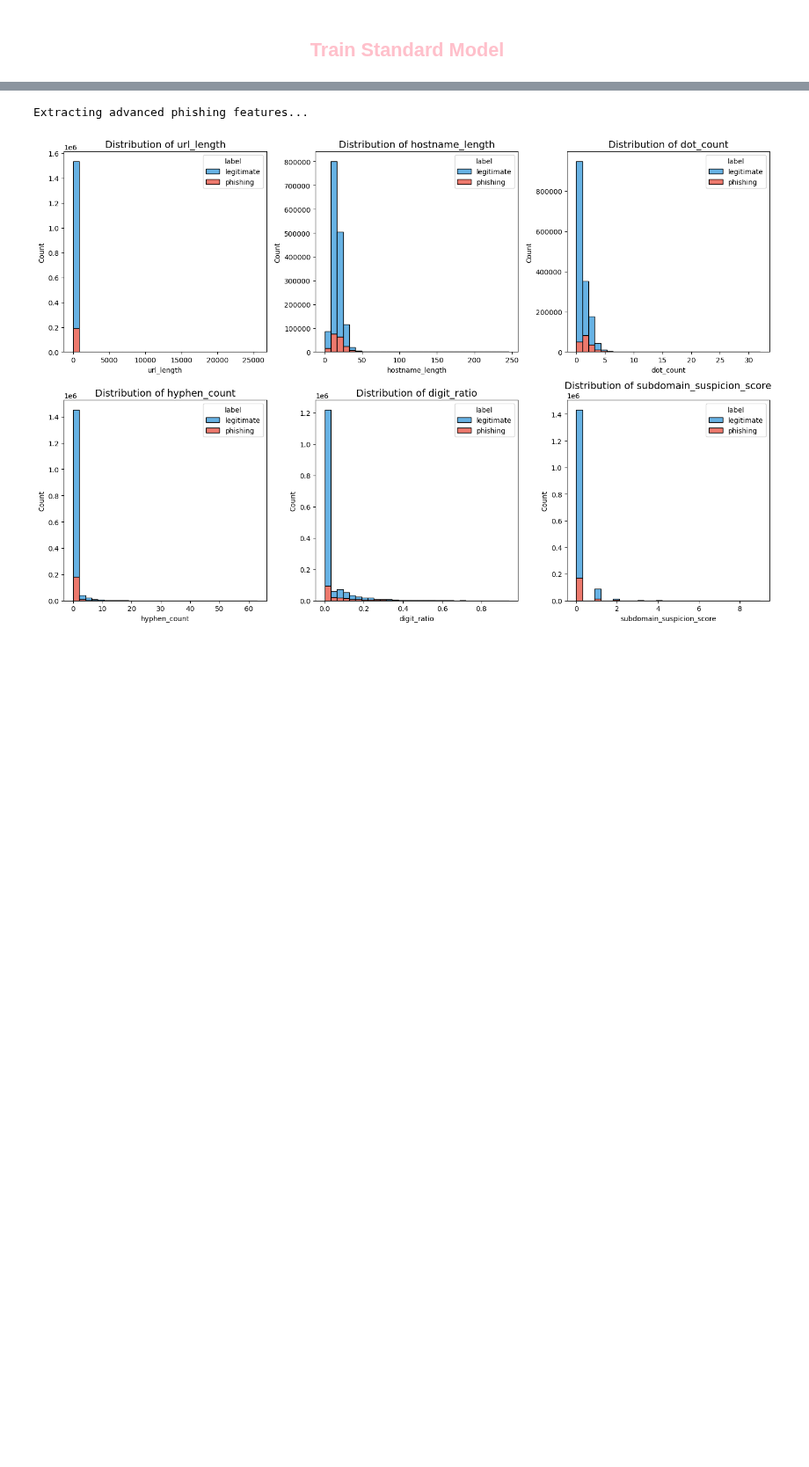
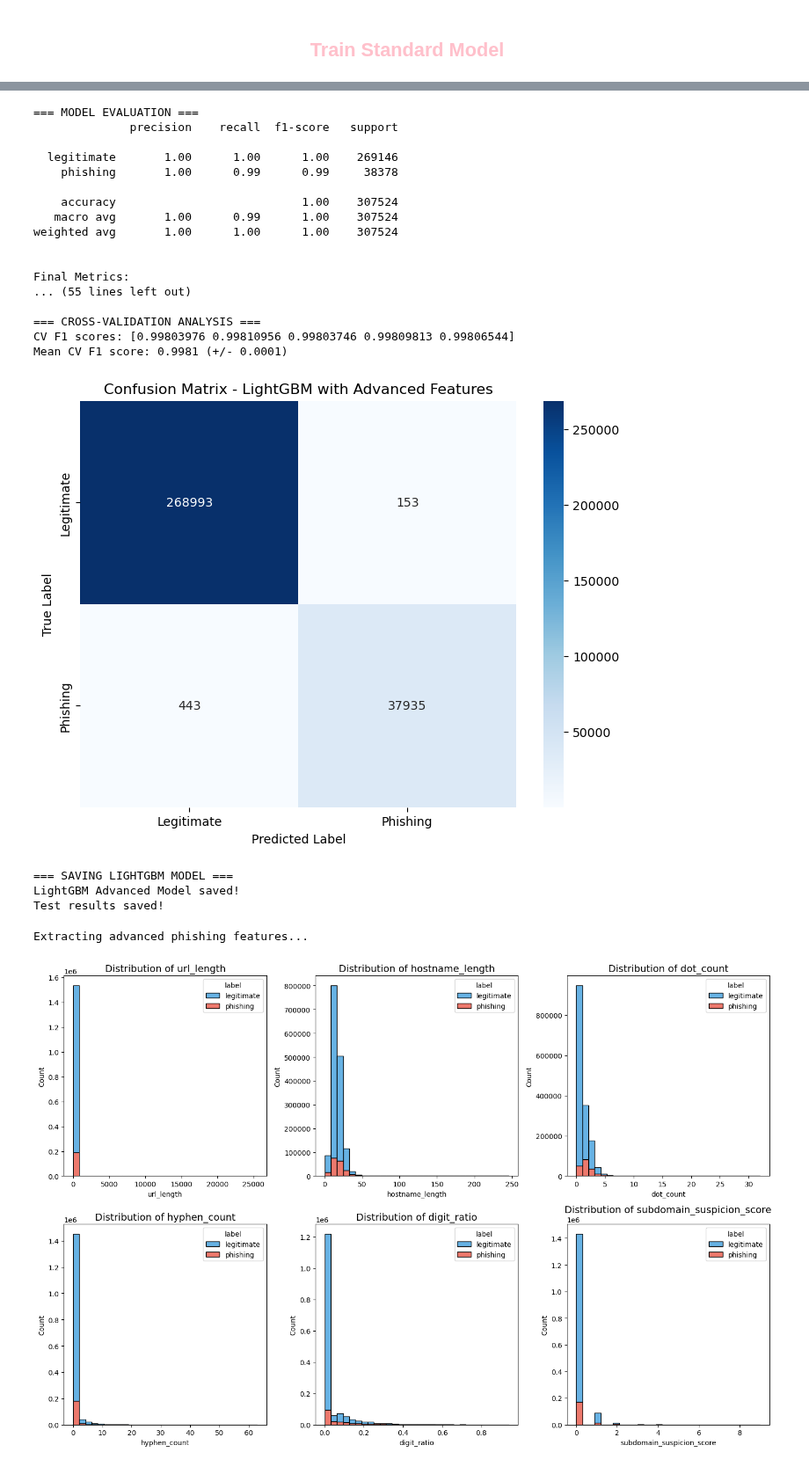
Before and after one commit to overduality/byeFraud-ML, a Jupyter notebook: Phishing URL Detection.ipynb, the cells around one changed output, grey strips where cells are left out. Shown at 88% size. Saved outputs shown, nothing was run; the diff lists cells and outputs as text; code cells hidden in the pictures; blank space fills up the shorter version.

Commit message:
feat: add ml model, EDA (minimum), refactor, and FastAPI endpoint with whitelist

```diff
--- a/Phishing URL Detection.ipynb
+++ b/Phishing URL Detection.ipynb
@@ -333,27 +326,30 @@ df.head(50)
 # %%
 print("\n=== STRATIFIED TRAIN-TEST SPLITTING ===")
 
-X = df.drop(['type', 'label'], axis=1)
-y = df['type']
+# Use only 'label' as target
+X = df.drop(['label'], axis=1)
+y = df['label'].astype(str)  # ensure string labels like 'phishing'/'legitimate'
+
 X_train, X_test, y_train, y_test = train_test_split(
     X, y, test_size=0.2, random_state=42, stratify=y
 )
 
 print(f"Training samples: {len(X_train)} ({(y_train == 'phishing').sum()} phishing)")
-print(f"Testing samples: {len(X_test)} ({(y_test == 'phishing').sum()} phishing)")
+print(f"Testing samples:  {len(X_test)} ({(y_test  == 'phishing').sum()} phishing)")
 
 print("\n=== APPLYING SMOTE OVERSAMPLING ===")
 train_urls = X_train['url'].copy()
-test_urls = X_test['url'].copy()
+test_urls  = X_test['url'].copy()
 
 X_train_numeric = X_train[fast_lexical_features].copy()
-X_test_numeric = X_test[fast_lexical_features].copy()
+X_test_numeric  = X_test[fast_lexical_features].copy()
+
 smote = SMOTE(random_state=42, sampling_strategy='auto', k_neighbors=5)
 X_train_balanced_numeric, y_train_balanced = smote.fit_resample(X_train_numeric, y_train)
 X_train_balanced = pd.DataFrame(X_train_balanced_numeric, columns=fast_lexical_features)
 
 minority_urls = train_urls[y_train == 'phishing'].values
-n_synthetic = len(X_train_balanced) - len(X_train)
+n_synthetic   = len(X_train_balanced) - len(X_train)
 synthetic_urls = np.random.choice(minority_urls, size=n_synthetic, replace=True)
 
 balanced_urls = np.concatenate([train_urls.values, synthetic_urls])
@@ -606,35 +616,57 @@ model_artifacts = {
     'tfidf_word': tfidf_word,
     'scaler': scaler,
     'features': fast_lexical_features,
     'threshold': optimal_threshold,
     'performance': {
         'accuracy': accuracy,
         'precision': precision,
         'recall': recall,
         'f1_score': f1,
         'auc_roc': auc,
         'cv_f1_mean': cv_scores.mean(),
         'cv_f1_std': cv_scores.std()
     }
 }
 
-joblib.dump(model_artifacts, 'data/lightgbm_advanced_model.pkl')
+joblib.dump(model_artifacts, 'lightgbm_advanced_model_published.pkl')
 print("LightGBM Advanced Model saved!")
 
 # save test results with advanced features
 test_results = pd.DataFrame({
     'url': df.loc[X_test.index, 'url'],
     'true_label': y_test,
     'prediction': y_pred,
     'probability': y_prob,
     'confidence': np.abs(y_prob - 0.5) * 2,
     'has_impersonation_domain': df.loc[X_test.index, 'has_impersonation_domain'],
     'subdomain_suspicion_score': df.loc[X_test.index, 'subdomain_suspicion_score'],
     'domain_contains_hyphen': df.loc[X_test.index, 'domain_contains_hyphen']
 })
 
-test_results.to_csv('data/lightgbm_advanced_results.csv', index=False)
+test_results.to_csv('lightgbm_advanced_results.csv', index=False)
 print("Test results saved!")
+# %% [output]
+=== MODEL EVALUATION ===
+              precision    recall  f1-score   support
+
+  legitimate       1.00      1.00      1.00    269146
+    phishing       1.00      0.99      0.99     38378
+
+    accuracy                           1.00    307524
+   macro avg       1.00      0.99      1.00    307524
+weighted avg       1.00      1.00      1.00    307524
+
+
+Final Metrics:
+... (55 lines left out)
+
+=== CROSS-VALIDATION ANALYSIS ===
+CV F1 scores: [0.99803976 0.99810956 0.99803746 0.99809813 0.99806544]
+Mean CV F1 score: 0.9981 (+/- 0.0001)
+[figure, added]
+=== SAVING LIGHTGBM MODEL ===
+LightGBM Advanced Model saved!
+Test results saved!
 # %%
 df_features = extract_features(df.copy())
 df_features = extract_advanced_phishing_features(df_features)
```
Also changed, not shown: parts of 10 cells of this notebook, 2 other files.
